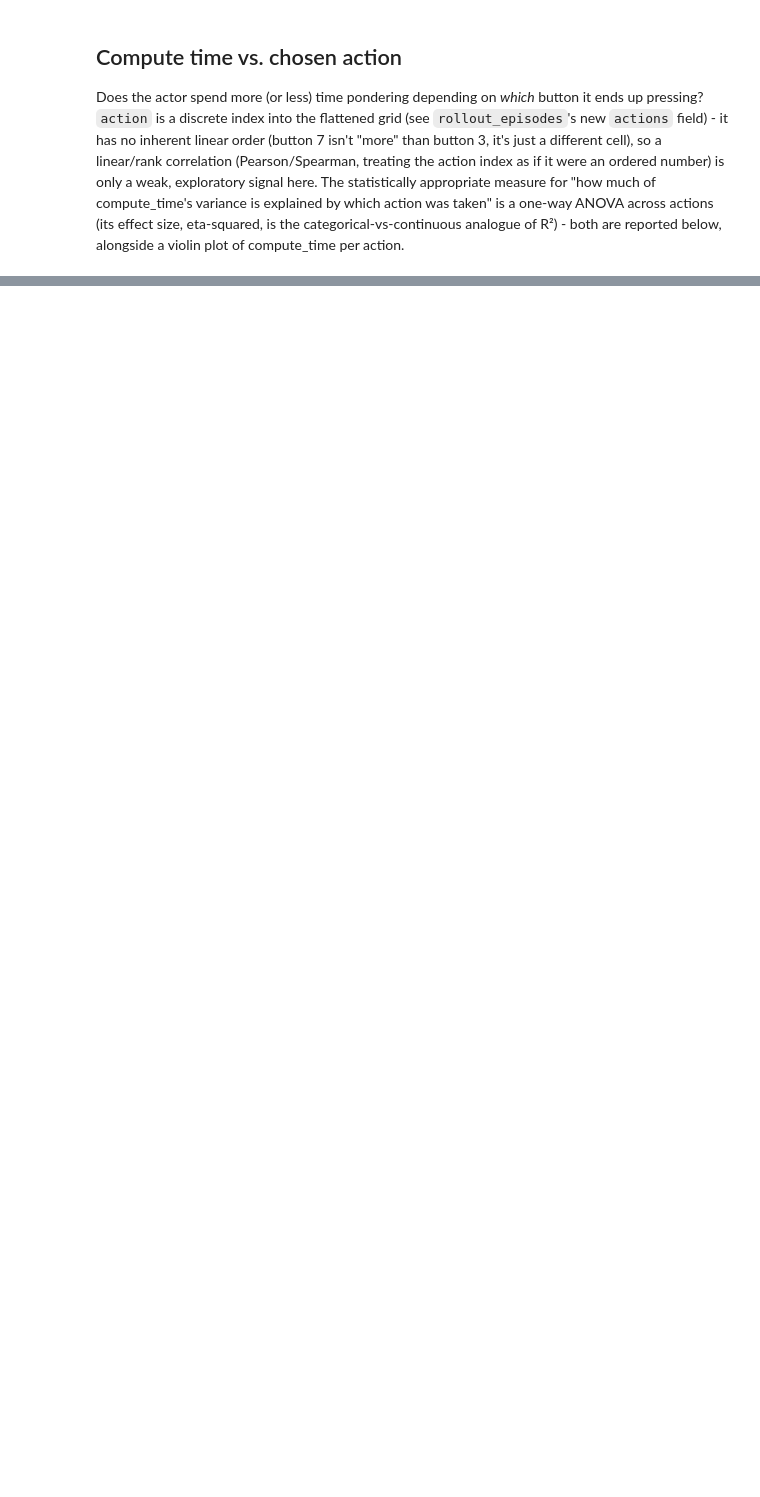
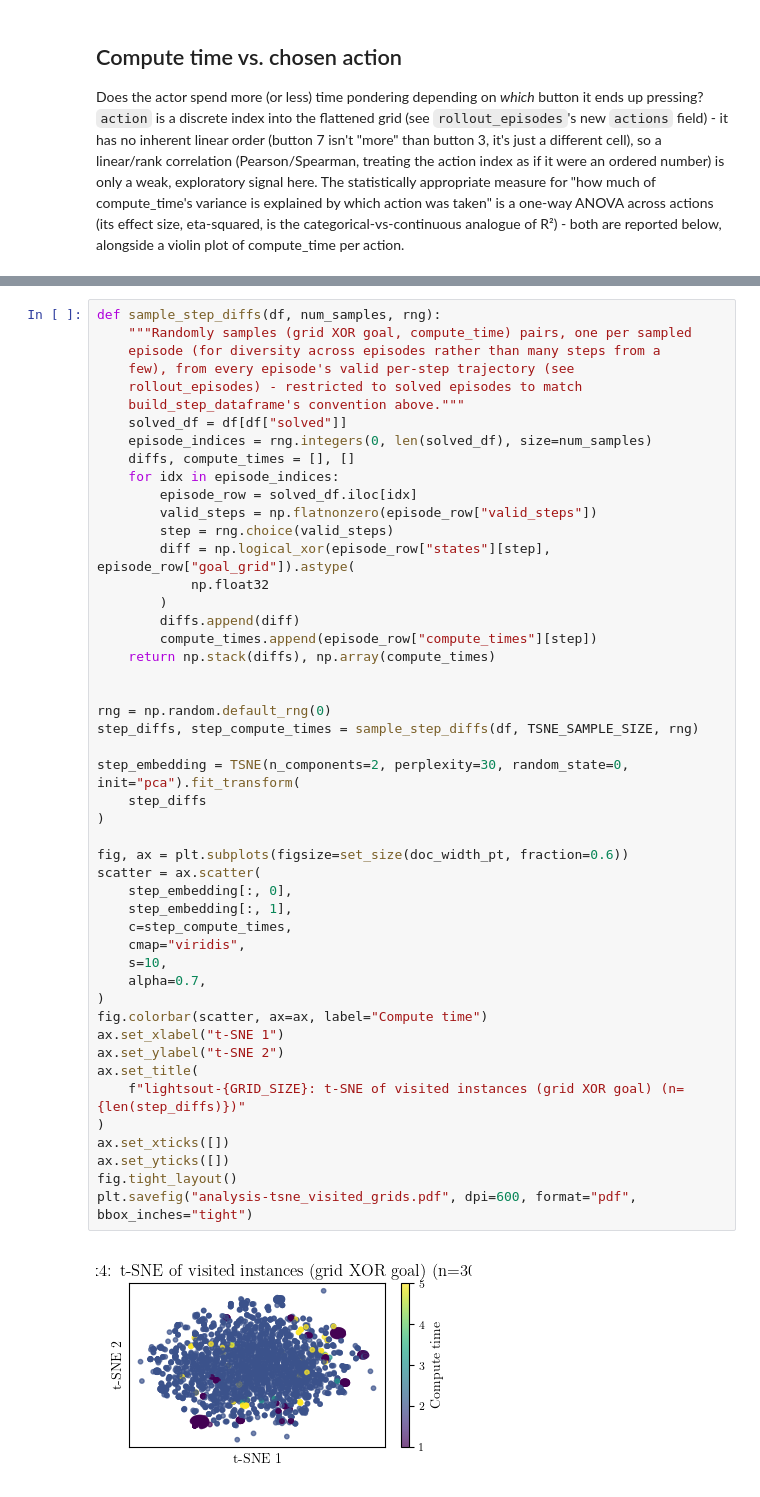
Before and after one commit to chanb/Stoix, a Jupyter notebook: ramdp_experiments/analysis-compute_time-hardness.ipynb, the cells around one changed output, grey strips where cells are left out. Cells and saved outputs as stored; diff of their text form; blank space fills up the shorter version.

```diff
--- a/ramdp_experiments/analysis-compute_time-hardness.ipynb
+++ b/ramdp_experiments/analysis-compute_time-hardness.ipynb
@@ -958,0 +1017,50 @@ One-way ANOVA across actions: F = 8746.093, p = 0, eta^2 = 0.2620
+# %%
+def sample_step_diffs(df, num_samples, rng):
+    """Randomly samples (grid XOR goal, compute_time) pairs, one per sampled
+    episode (for diversity across episodes rather than many steps from a
+    few), from every episode's valid per-step trajectory (see
+    rollout_episodes) - restricted to solved episodes to match
+    build_step_dataframe's convention above."""
+    solved_df = df[df["solved"]]
+    episode_indices = rng.integers(0, len(solved_df), size=num_samples)
+    diffs, compute_times = [], []
+    for idx in episode_indices:
+        episode_row = solved_df.iloc[idx]
+        valid_steps = np.flatnonzero(episode_row["valid_steps"])
+        step = rng.choice(valid_steps)
+        diff = np.logical_xor(episode_row["states"][step], episode_row["goal_grid"]).astype(
+            np.float32
+        )
+        diffs.append(diff)
+        compute_times.append(episode_row["compute_times"][step])
+    return np.stack(diffs), np.array(compute_times)
+
+
+rng = np.random.default_rng(0)
+step_diffs, step_compute_times = sample_step_diffs(df, TSNE_SAMPLE_SIZE, rng)
+
+step_embedding = TSNE(n_components=2, perplexity=30, random_state=0, init="pca").fit_transform(
+    step_diffs
+)
+
+fig, ax = plt.subplots(figsize=set_size(doc_width_pt, fraction=0.6))
+scatter = ax.scatter(
+    step_embedding[:, 0],
+    step_embedding[:, 1],
+    c=step_compute_times,
+    cmap="viridis",
+    s=10,
+    alpha=0.7,
+)
+fig.colorbar(scatter, ax=ax, label="Compute time")
+ax.set_xlabel("t-SNE 1")
+ax.set_ylabel("t-SNE 2")
+ax.set_title(
+    f"lightsout-{GRID_SIZE}: t-SNE of visited instances (grid XOR goal) (n={len(step_diffs)})"
+)
+ax.set_xticks([])
+ax.set_yticks([])
+fig.tight_layout()
+plt.savefig("analysis-tsne_visited_grids.pdf", dpi=600, format="pdf", bbox_inches="tight")
+# %% [output]
+[figure, added]
```
Also changed, not shown: parts of 4 cells of this notebook, 1 other file.
